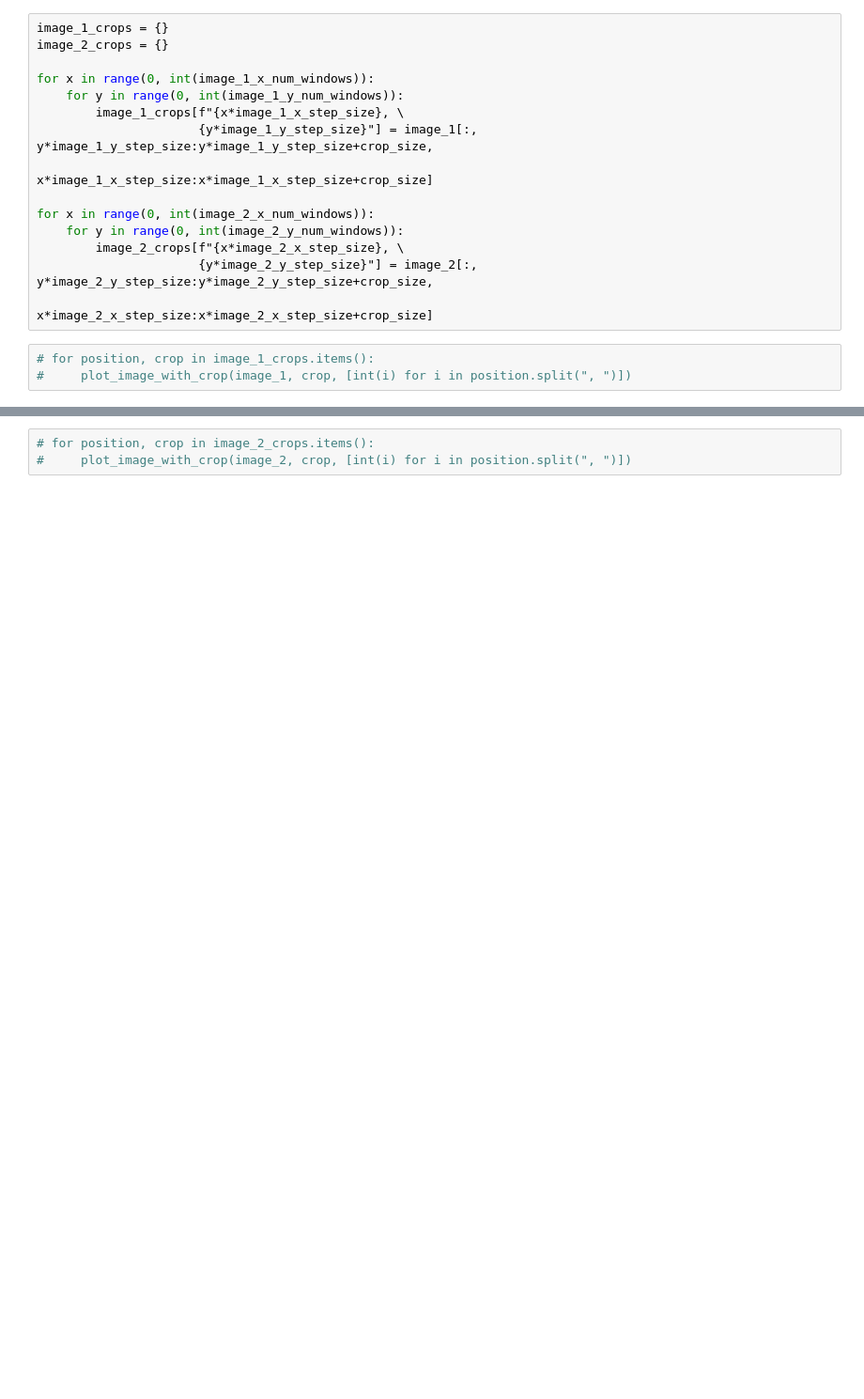
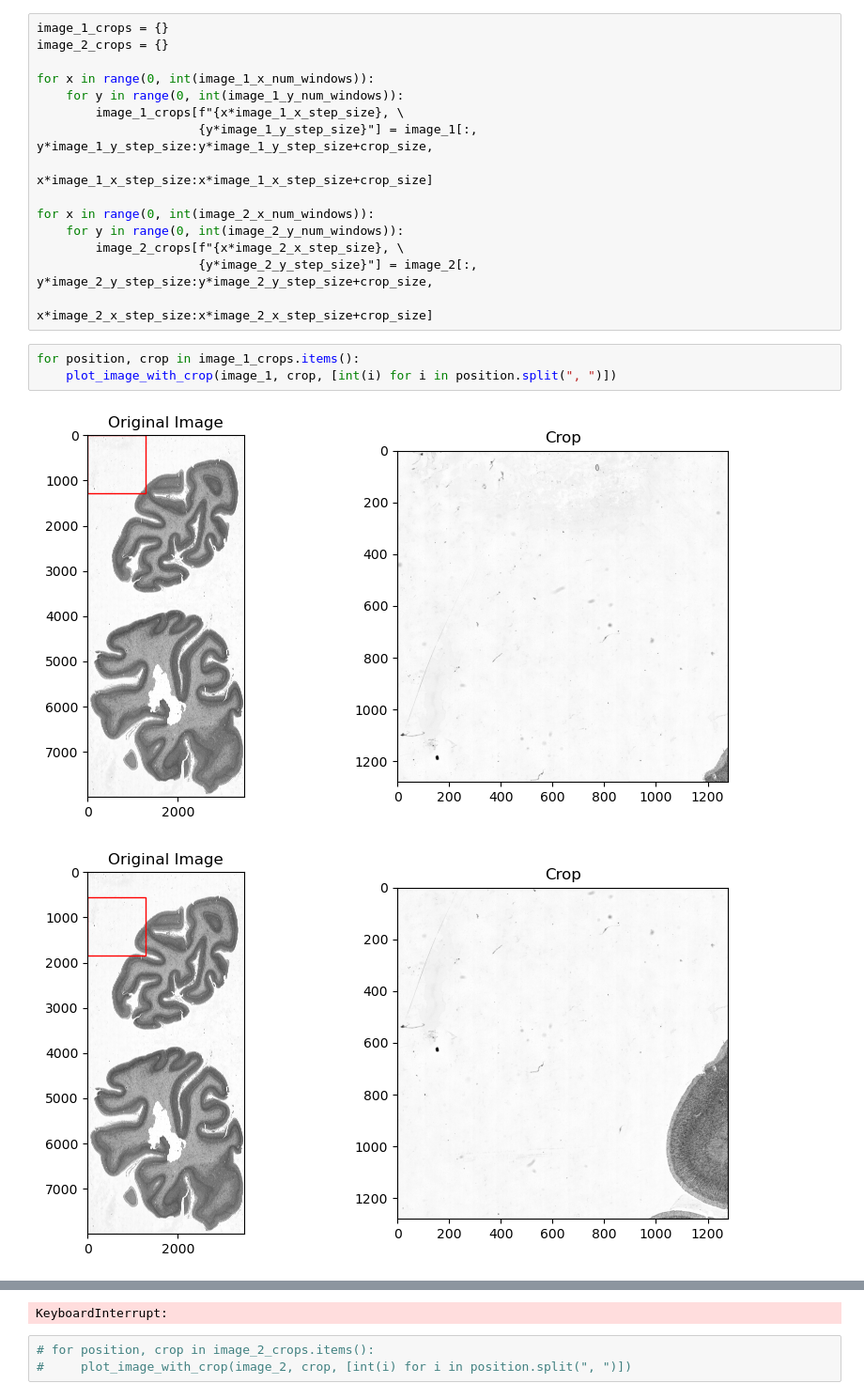
Before and after one commit to rorinr/HyperBrain, a Jupyter notebook: notebooks/evaluation/end_to_end_coarse_step.ipynb, the cells around one changed output, grey strips where cells are left out. Shown at 94% size. Drawn from its saved outputs; the diff is of its cells as text; blank space fills up the shorter version.

```diff
--- a/notebooks/evaluation/end_to_end_coarse_step.ipynb
+++ b/notebooks/evaluation/end_to_end_coarse_step.ipynb
@@ -112,5 +112,8 @@ for x in range(0, int(image_2_x_num_windows)):
                       {y*image_2_y_step_size}"] = image_2[:, y*image_2_y_step_size:y*image_2_y_step_size+crop_size,
                                                           x*image_2_x_step_size:x*image_2_x_step_size+crop_size]
 # %%
-# for position, crop in image_1_crops.items():
-#     plot_image_with_crop(image_1, crop, [int(i) for i in position.split(", ")])
+for position, crop in image_1_crops.items():
+    plot_image_with_crop(image_1, crop, [int(i) for i in position.split(", ")])
+# %% [output]
+[figure, added]
+[figure, added]
@@ -117,3 +122,4 @@ for x in range(0, int(image_2_x_num_windows)):
+KeyboardInterrupt:
 # %%
 # for position, crop in image_2_crops.items():
 #     plot_image_with_crop(image_2, crop, [int(i) for i in position.split(", ")])
```
Also changed, not shown: parts of 9 cells of this notebook, 20 other files.
